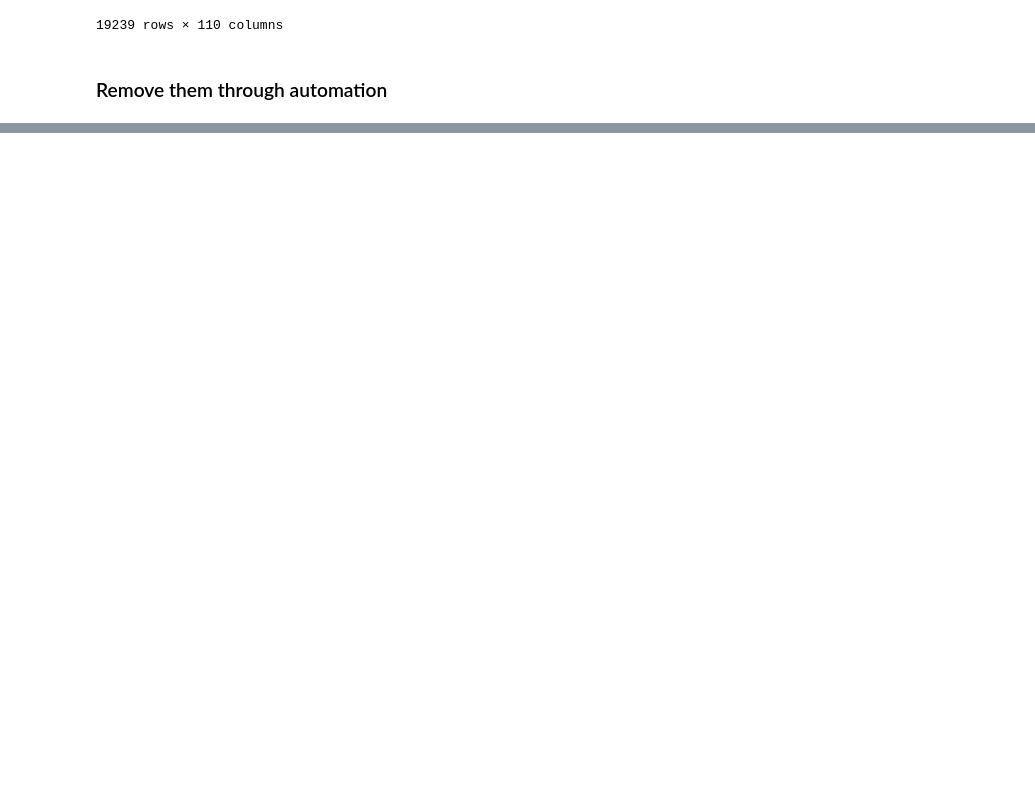
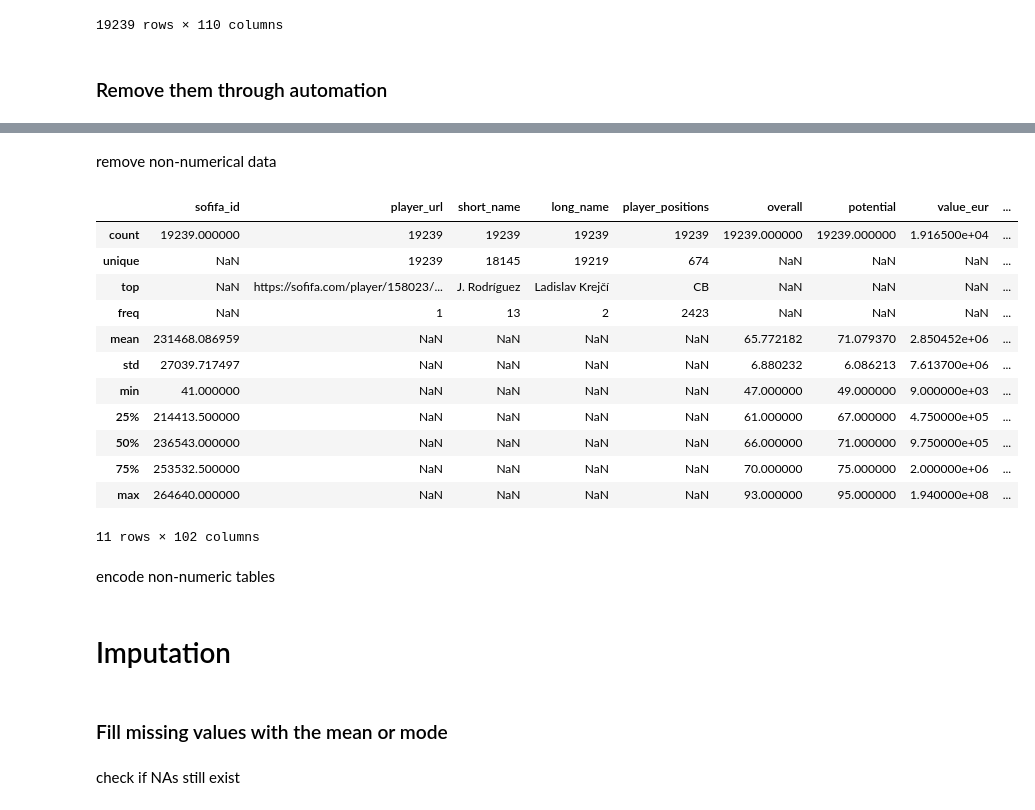
Before and after one commit to nanadotam/ITAI, a Jupyter notebook: Assignment 2.ipynb, the cells around one changed output, grey strips where cells are left out. Drawn from its saved outputs; the diff is of its cells as text; code cells hidden in the pictures; blank space fills up the shorter version.

```diff
--- a/Assignment 2.ipynb
+++ b/Assignment 2.ipynb
@@ -99,8 +127,19 @@ with open ('fifa missing values.txt', 'w') as f:
 ### Remove them through automation
 # %%
 # read from file
+drop_columns = []
+
 with open('fifa missing values.txt', 'r') as file:
     for line in file:
         drop_miss = line.strip().split(':')[0]  # Read each line, strip whitespace
         if drop_miss in players_22.columns:  # Check if the column exists in the DataFrame
-            players_22.drop(drop_miss, axis=1, inplace=True)
+            drop_columns.append(drop_miss)
+
+# Drop the NA columns from DF
+players_22_cln = players_22.drop(columns=drop_columns)
+
+# Write cleaned data to a new file
+new_dataset = 'players_22_cleaned.csv'
+players_22_cln.to_csv(new_dataset, index=False)
+
+print(f"Dataset is clean and has been saved to {new_dataset}")
@@ -122,0 +177,24 @@ players_22
+# %% [markdown]
+remove non-numerical data
+# %%
+players_22_cln.describe(include='all')
+# %% [output]
+|  | sofifa_id | player_url | short_name | long_name | player_positions | overall | potential | value_eur | ... |
+| count | 19239.000000 | 19239 | 19239 | 19239 | 19239 | 19239.000000 | 19239.000000 | 1.916500e+04 | ... |
+| unique | NaN | 19239 | 18145 | 19219 | 674 | NaN | NaN | NaN | ... |
+| top | NaN | https://sofifa.com/player/158023/... | J. Rodríguez | Ladislav Krejčí | CB | NaN | NaN | NaN | ... |
+| freq | NaN | 1 | 13 | 2 | 2423 | NaN | NaN | NaN | ... |
+| mean | 231468.086959 | NaN | NaN | NaN | NaN | 65.772182 | 71.079370 | 2.850452e+06 | ... |
+| std | 27039.717497 | NaN | NaN | NaN | NaN | 6.880232 | 6.086213 | 7.613700e+06 | ... |
+| min | 41.000000 | NaN | NaN | NaN | NaN | 47.000000 | 49.000000 | 9.000000e+03 | ... |
+| 25% | 214413.500000 | NaN | NaN | NaN | NaN | 61.000000 | 67.000000 | 4.750000e+05 | ... |
+| 50% | 236543.000000 | NaN | NaN | NaN | NaN | 66.000000 | 71.000000 | 9.750000e+05 | ... |
+| 75% | 253532.500000 | NaN | NaN | NaN | NaN | 70.000000 | 75.000000 | 2.000000e+06 | ... |
+| max | 264640.000000 | NaN | NaN | NaN | NaN | 93.000000 | 95.000000 | 1.940000e+08 | ... |
+11 rows × 102 columns
+# %% [markdown]
+encode non-numeric tables
+# %% [markdown]
+# Imputation
+# %% [markdown]
+### Fill missing values with the mean or mode
@@ -122,0 +209,2 @@ players_22
+# %% [markdown]
+check if NAs still exist
```
Also changed, not shown: parts of 11 cells of this notebook.
